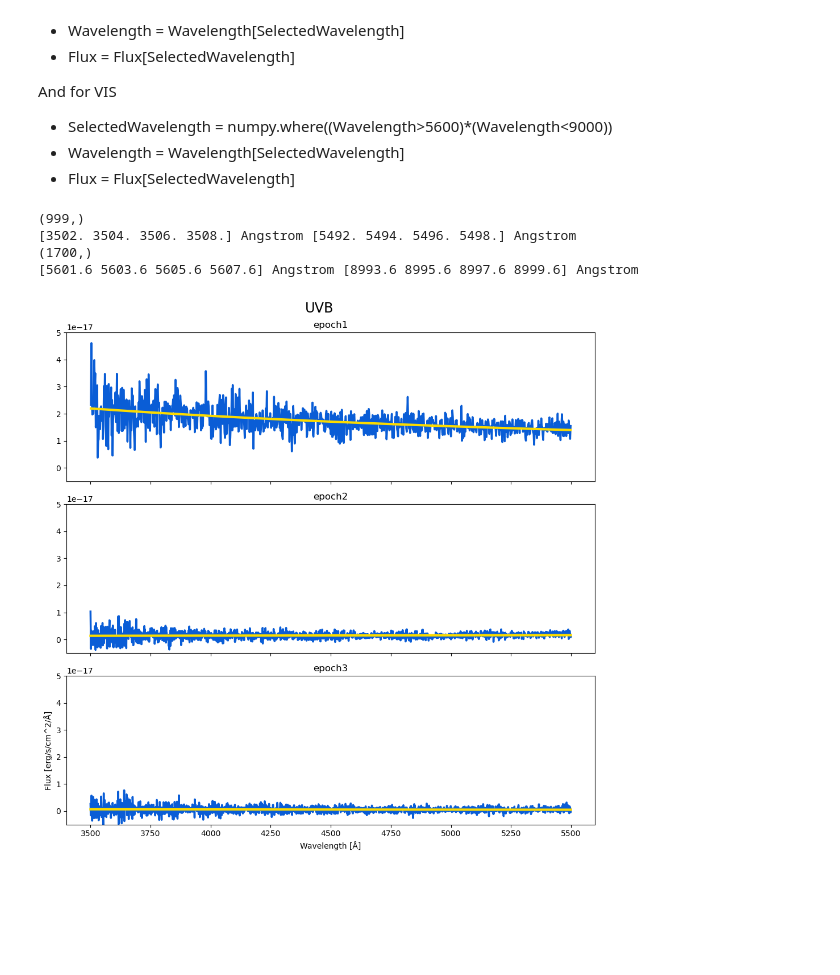
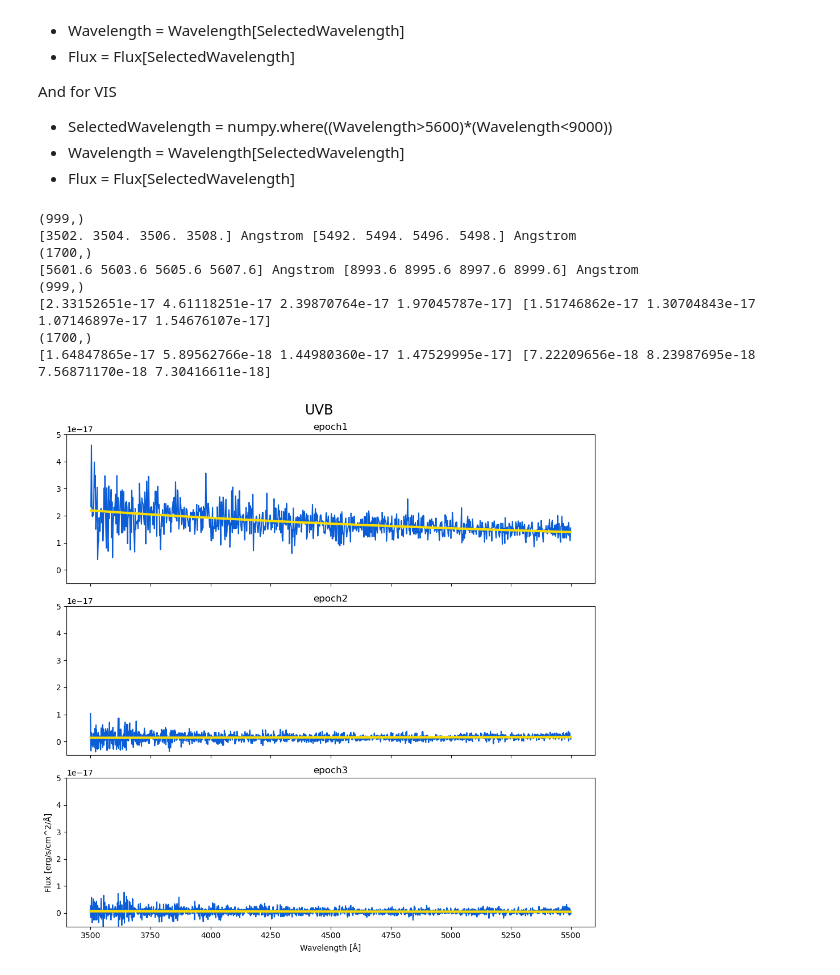
Before and after one commit to AstroSeha/SS2024, a Jupyter notebook: Computational Astrophysics: Advanced Programming/exB_GRB_SN.ipynb, the cells around one changed output. Saved outputs shown, nothing was run; the diff lists cells and outputs as text; code cells hidden in the pictures; blank space fills up the shorter version.

```diff
--- a/Computational Astrophysics: Advanced Programming/exB_GRB_SN.ipynb
+++ b/Computational Astrophysics: Advanced Programming/exB_GRB_SN.ipynb
@@ -340,36 +344,47 @@ print(trimmed_wavelength[0, 0].shape)
 print(trimmed_wavelength[0, 0][:4], trimmed_wavelength[0, 0][-4:])
 print(trimmed_wavelength[0, 1].shape)
 print(trimmed_wavelength[0, 1][:4], trimmed_wavelength[0, 1][-4:])
+
+print(trimmed_data_array[0, 0].shape)
+print(trimmed_data_array[0, 0][:4], trimmed_data_array[0, 0][-4:])
+print(trimmed_data_array[0, 1].shape)
+print(trimmed_data_array[0, 1][:4], trimmed_data_array[0, 1][-4:])
 # %% [output]
 (999,)
 [3502. 3504. 3506. 3508.] Angstrom [5492. 5494. 5496. 5498.] Angstrom
 (1700,)
 [5601.6 5603.6 5605.6 5607.6] Angstrom [8993.6 8995.6 8997.6 8999.6] Angstrom
+(999,)
+[2.33152651e-17 4.61118251e-17 2.39870764e-17 1.97045787e-17] [1.51746862e-17 1.30704843e-17 1.07146897e-17 1.54676107e-17]
+(1700,)
+[1.64847865e-17 5.89562766e-18 1.44980360e-17 1.47529995e-17] [7.22209656e-18 8.23987695e-18 7.56871170e-18 7.30416611e-18]
 # %%
 # fit the power law
 def power_law(x, a, b):
     return b * x**(-a)
 
 popt = np.empty((3, 2), dtype=object)
 pcov = np.empty((3, 2), dtype=object)
 
+for i in range(3):
+    for j in range(2):
+        popt[i, j], pcov[i, j] = curve_fit(power_law, trimmed_wavelength[i, j], trimmed_data_array[i, j])
+
 # subplots
 fig, ax = plt.subplots(3, 1, figsize=(10, 10), sharex=True, sharey=True)
 j = 0
-
 for i in range(3):
-    popt[i, j], pcov[i, j] = curve_fit(power_law, trimmed_wavelength[i, j].value, trimmed_data_array[i, j], p0=[1, 1])
-    ax[i].plot(trimmed_wavelength[i, j], trimmed_data_array[i, j], color = '#0A5DD6', linewidth = 2.5, label='data')
+    ax[i].plot(trimmed_wavelength[i, j], trimmed_data_array[i, j], color = '#0A5DD6', linewidth = 1.5, label='data')
     ax[i].plot(trimmed_wavelength[i, j], power_law(trimmed_wavelength[i, j], *popt[i, j]), color = '#FBDB00', linewidth = 3, label='fit: a=%5.3f, b=%5.3f' % tuple(popt[i, j]))
     ax[i].set_title(f'{row_names[i]}')
 
 plt.ylim((-0.5e-17,5e-17))
 plt.ylabel('Flux [erg/s/cm^2/Å]')
 plt.xlabel('Wavelength [Å]')
 plt.suptitle(f'{column_names[j]}', fontsize="xx-large")
 plt.tight_layout()
 # %% [output]
-[figure, old version]
+[figure, new version]
 # %%
 fig, ax = plt.subplots(3, 1, figsize=(10, 10), sharex=True, sharey=True)
 j = 1
```
Also changed, not shown: parts of 15 cells of this notebook.
